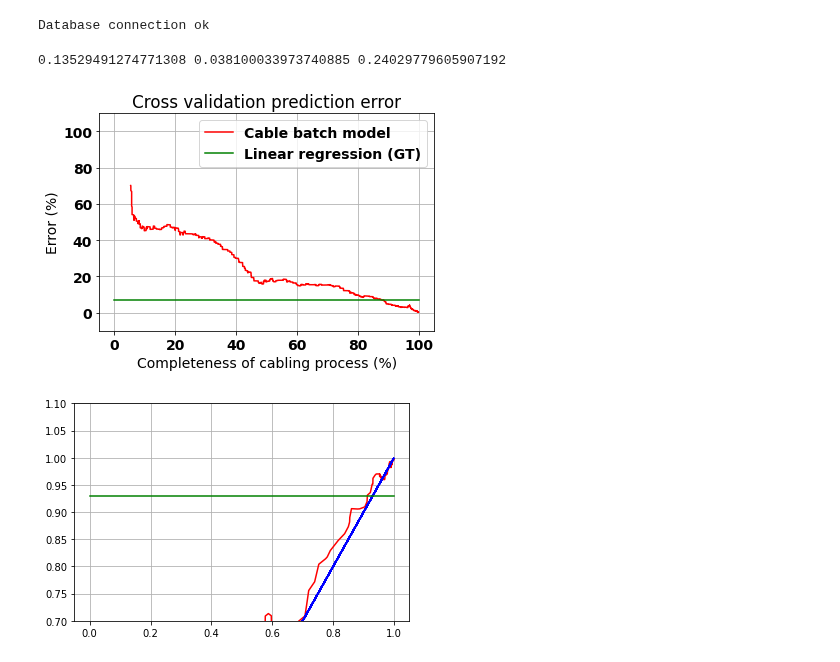
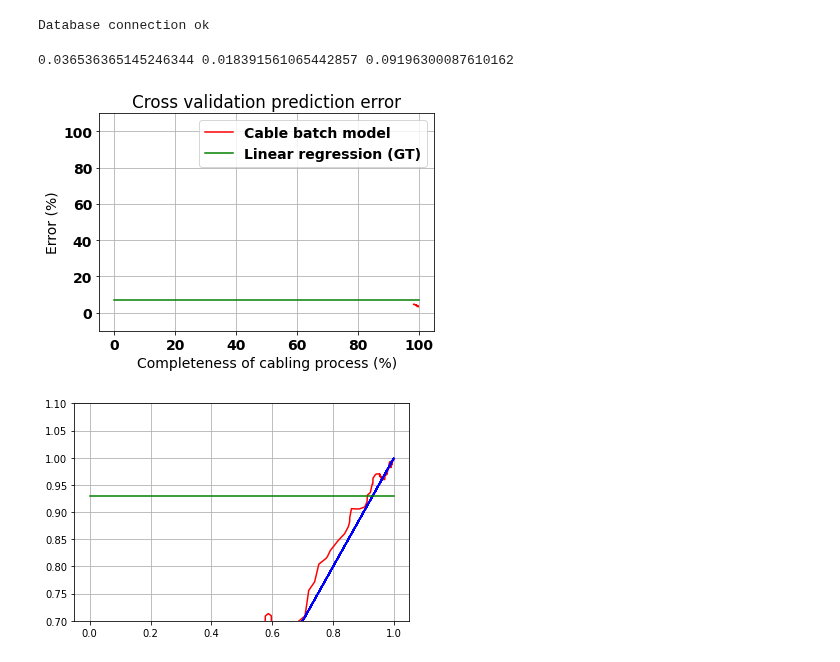
Before and after one commit to Miikkasna/cablepredictions, a Jupyter notebook: Dynamic whole ship quantity.ipynb, the cells around one changed output. Saved outputs shown, nothing was run; the diff lists cells and outputs as text; code cells hidden in the pictures.

```diff
--- a/Dynamic whole ship quantity.ipynb
+++ b/Dynamic whole ship quantity.ipynb
@@ -97,7 +97,7 @@ for train_i, test_i in lpo.split(y):
     model.fit(gt[train_i].reshape(-1, 1), y[train_i])
     # collect time series train data
     start = -100
-    step = 1
+    step = 15
     x = []
     cv_preds = []
     cv_trues = []
@@ -148,7 +148,7 @@ for train_i, test_i in lpo.split(y):
             estimated_completeness = np.square(sequence.sum()/linear_pred)
             if estimated_completeness > 1.0: estimated_completeness = 1.0
             w1, w2 = 1-estimated_completeness, estimated_completeness
-            avpred = pred#(w1*linear_pred + w2*pred)/(w1+w2)
+            avpred = (w1*linear_pred + w2*pred)/(w1+w2)
             dum_mape = abs(avpred-y[i])/y[i]
             best_accs.append(dum_mape)
 
@@ -161,36 +161,36 @@ print(scores.mean(), scores.std(), scores.max())
 
 org_completeness = completeness
 accs = np.array(accs)
 completeness = np.array(completeness)
 p = np.argsort(completeness)
 completeness = completeness[p]
 accs = accs[p]
 
 n = 300
 
 best_accs = np.array(best_accs)[p]
 accs = deepcopy(best_accs)
 
 
 best_accs = moving_average(best_accs, n)
 accs = moving_average(accs, n)
 
 
 #plt.plot(completeness[n-1:], 100*accs, 'r--')
 #plt.plot(completeness, completeness, 'b--')
 plt.plot(completeness[n-1:], 100*best_accs, 'r')
 plt.plot([0, 100], [7.1, 7.1], 'g')
 #plt.xticks(np.arange(min(x), max(x)+1, 30000))
 plt.legend(['Cable batch model', 'Linear regression (GT)'])
 plt.title("Cross validation prediction error")
 plt.xlabel("Completeness of cabling process (%)")
 plt.ylabel('Error (%)')
 plt.ylim(-10, 110)
 plt.grid(which='major')
-plt.savefig('batch_model.png')
+#plt.savefig('batch_model.png')
 # %% [output]
-0.13529491274771308 0.038100033973740885 0.24029779605907192
+0.036536365145246344 0.018391561065442857 0.09196300087610162
-[figure, old version]
+[figure, new version]
 # %%
 # Dynamic whole ship cable quantities
 # Predictors:
```
Also changed, not shown: 19 other files.
